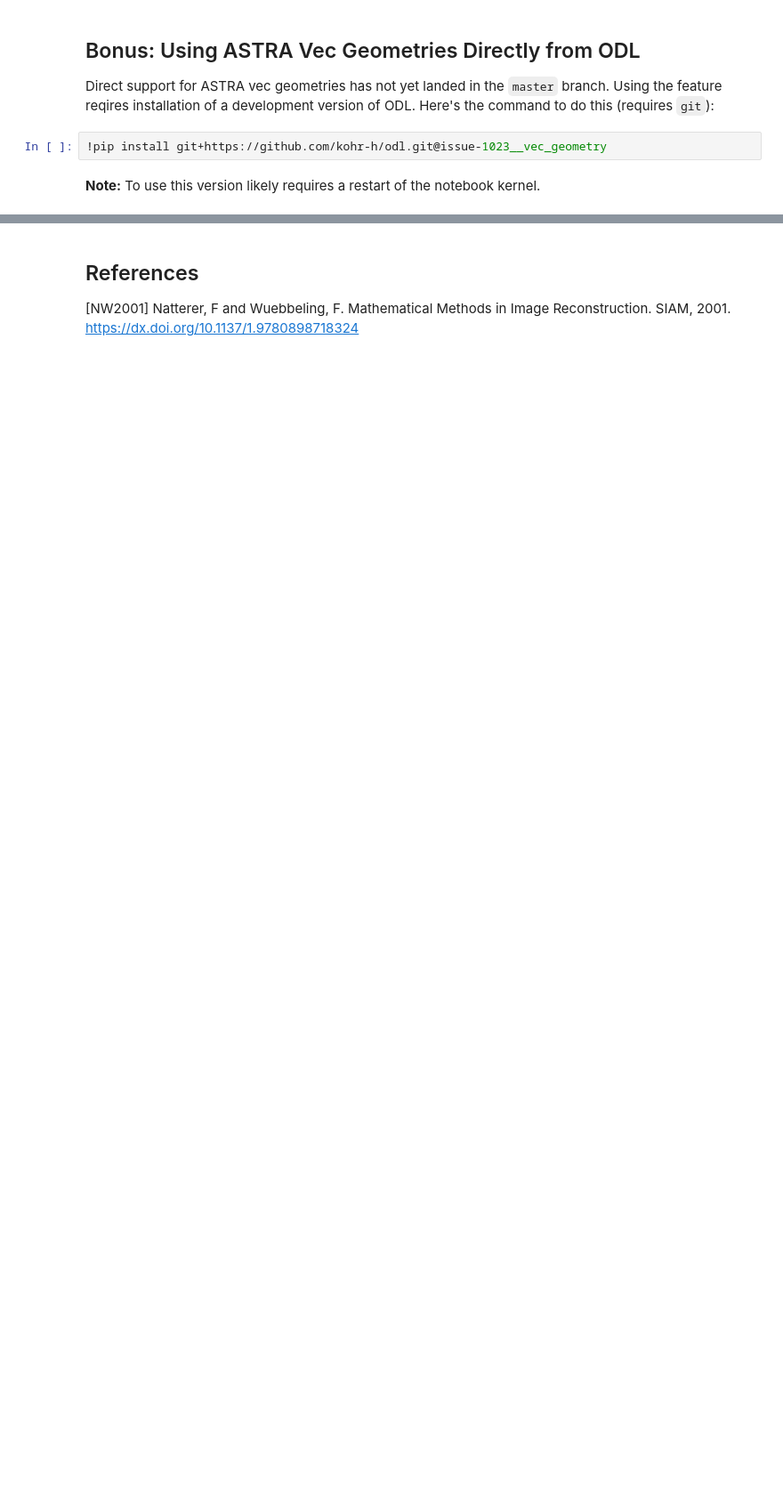
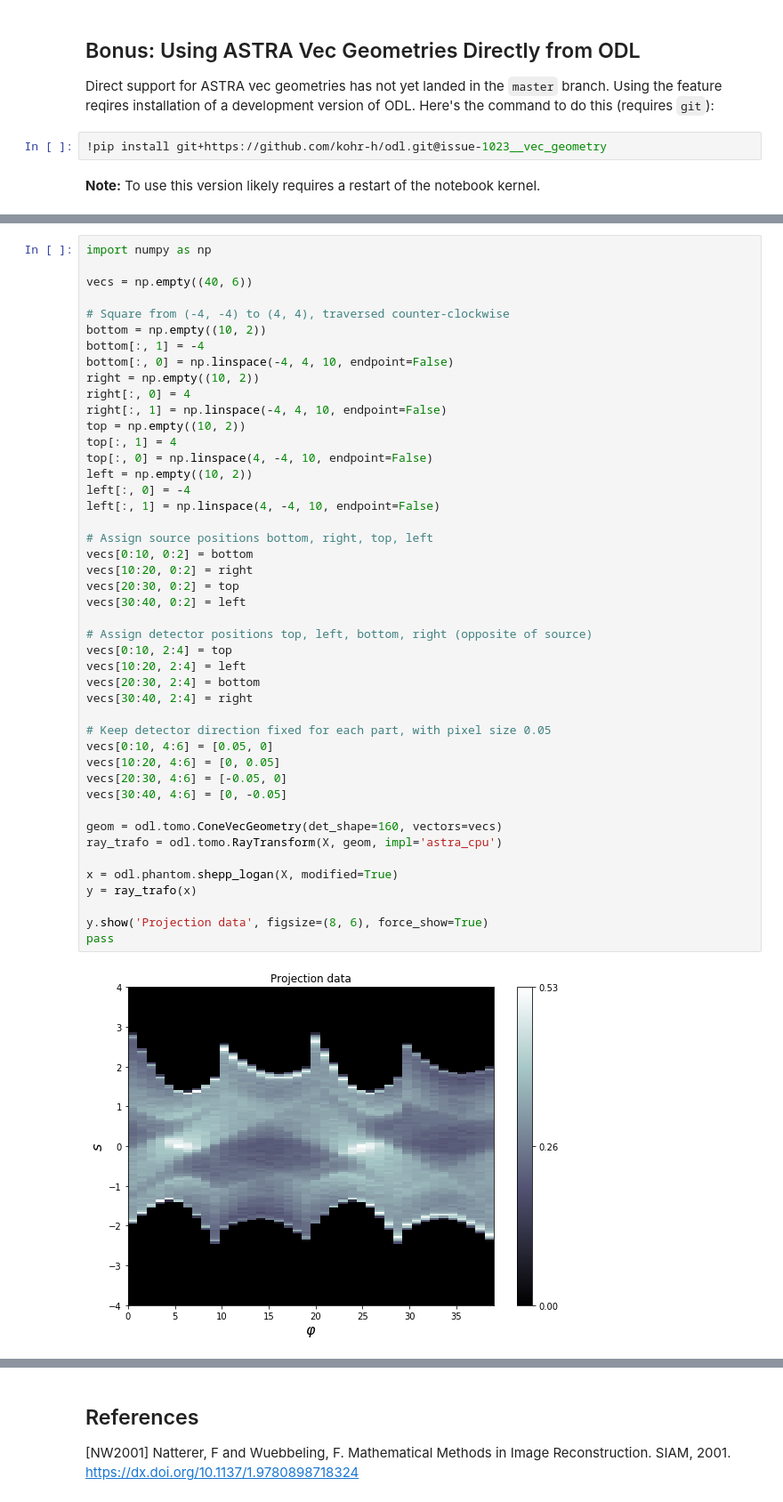
Before and after one commit to kohr-h/astra_odl_workshop, a Jupyter notebook: 4_tomography.ipynb, the cells around one changed output, grey strips where cells are left out. Shown at 89% size. Drawn from its saved outputs; the diff is of its cells as text; blank space fills up the shorter version.

Commit message:
Finalize part 4 notebook

```diff
--- a/4_tomography.ipynb
+++ b/4_tomography.ipynb
@@ -342,0 +419,47 @@ Direct support for ASTRA vec geometries has not yet landed in the `master` branc
+# %%
+import numpy as np
+
+vecs = np.empty((40, 6))
+
+# Square from (-4, -4) to (4, 4), traversed counter-clockwise
+bottom = np.empty((10, 2))
+bottom[:, 1] = -4
+bottom[:, 0] = np.linspace(-4, 4, 10, endpoint=False)
+right = np.empty((10, 2))
+right[:, 0] = 4
+right[:, 1] = np.linspace(-4, 4, 10, endpoint=False)
+top = np.empty((10, 2))
+top[:, 1] = 4
+top[:, 0] = np.linspace(4, -4, 10, endpoint=False)
+left = np.empty((10, 2))
+left[:, 0] = -4
+left[:, 1] = np.linspace(4, -4, 10, endpoint=False)
+
+# Assign source positions bottom, right, top, left
+vecs[0:10, 0:2] = bottom
+vecs[10:20, 0:2] = right
+vecs[20:30, 0:2] = top
+vecs[30:40, 0:2] = left
+
+# Assign detector positions top, left, bottom, right (opposite of source)
+vecs[0:10, 2:4] = top
+vecs[10:20, 2:4] = left
+vecs[20:30, 2:4] = bottom
+vecs[30:40, 2:4] = right
+
+# Keep detector direction fixed for each part, with pixel size 0.05
+vecs[0:10, 4:6] = [0.05, 0]
+vecs[10:20, 4:6] = [0, 0.05]
+vecs[20:30, 4:6] = [-0.05, 0]
+vecs[30:40, 4:6] = [0, -0.05]
+
+geom = odl.tomo.ConeVecGeometry(det_shape=160, vectors=vecs)
+ray_trafo = odl.tomo.RayTransform(X, geom, impl='astra_cpu')
+
+x = odl.phantom.shepp_logan(X, modified=True)
+y = ray_trafo(x)
+
+y.show('Projection data', figsize=(8, 6), force_show=True)
+pass
+# %% [output]
+[figure, added]
```
Also changed, not shown: parts of 21 cells of this notebook.
